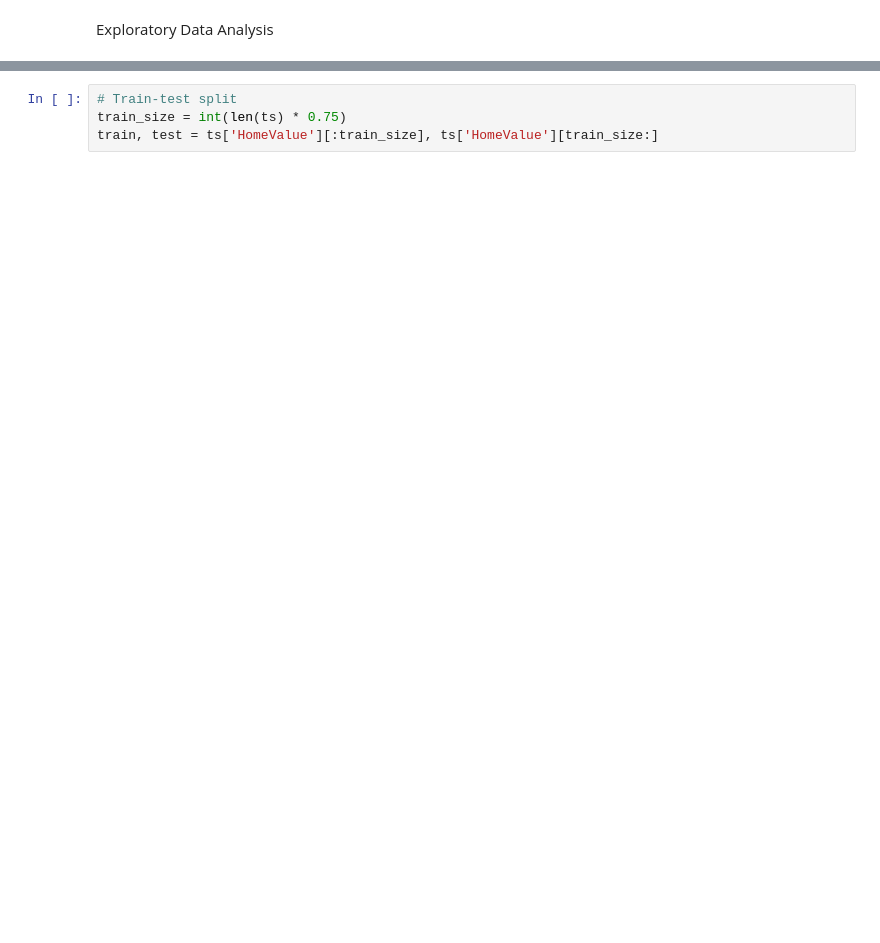
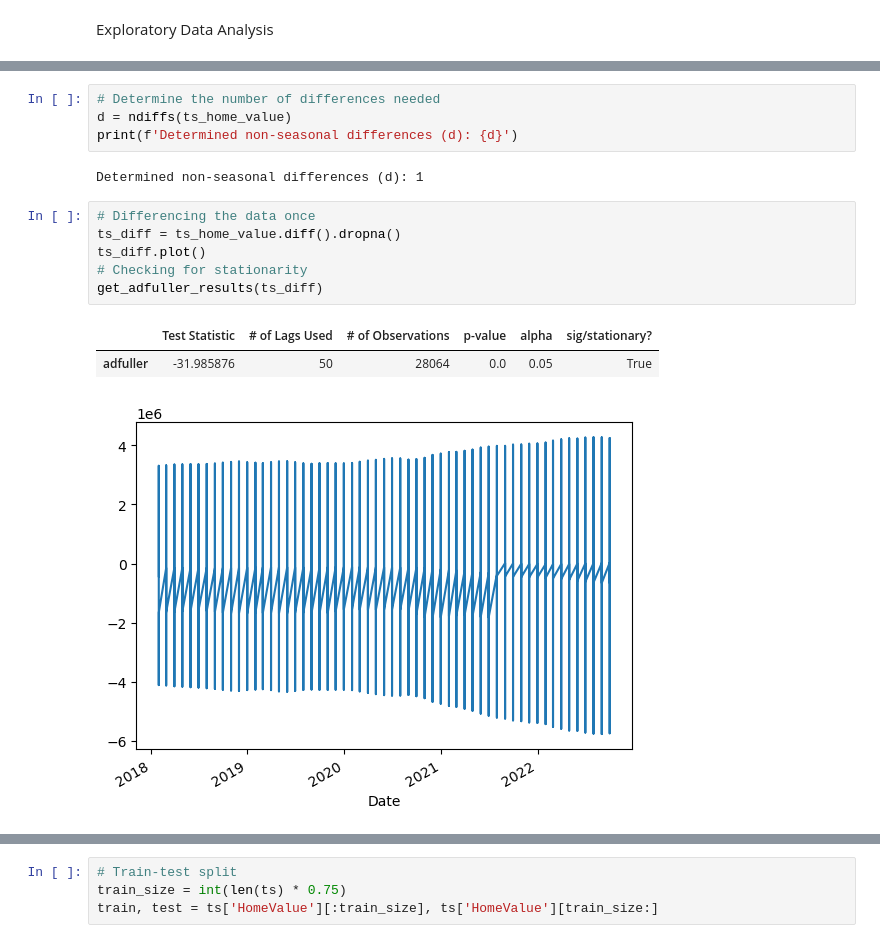
Before and after one commit to JamesCraig35/Preparing-Time-Series-from-Wide-Form-Data--Core-, a Jupyter notebook: Gridsearch SARIMA Models (Core).ipynb, the cells around one changed output, grey strips where cells are left out. Saved outputs shown, nothing was run; the diff lists cells and outputs as text; blank space fills up the shorter version.

Commit message:
Struggling with Seasonality

```diff
--- a/Gridsearch SARIMA Models (Core).ipynb
+++ b/Gridsearch SARIMA Models (Core).ipynb
@@ -302,0 +317,16 @@ Determined non-seasonal differences (d): 1
+# %%
+# Determine the number of differences needed
+d = ndiffs(ts_home_value)
+print(f'Determined non-seasonal differences (d): {d}')
+# %% [output]
+Determined non-seasonal differences (d): 1
+# %%
+# Differencing the data once
+ts_diff = ts_home_value.diff().dropna()
+ts_diff.plot()
+# Checking for stationarity
+get_adfuller_results(ts_diff)
+# %% [output]
+|  | Test Statistic | # of Lags Used | # of Observations | p-value | alpha | sig/stationary? |
+| adfuller | -31.985876 | 50 | 28064 | 0.0 | 0.05 | True |
+[figure, added]
```
Also changed, not shown: parts of 26 cells of this notebook.
